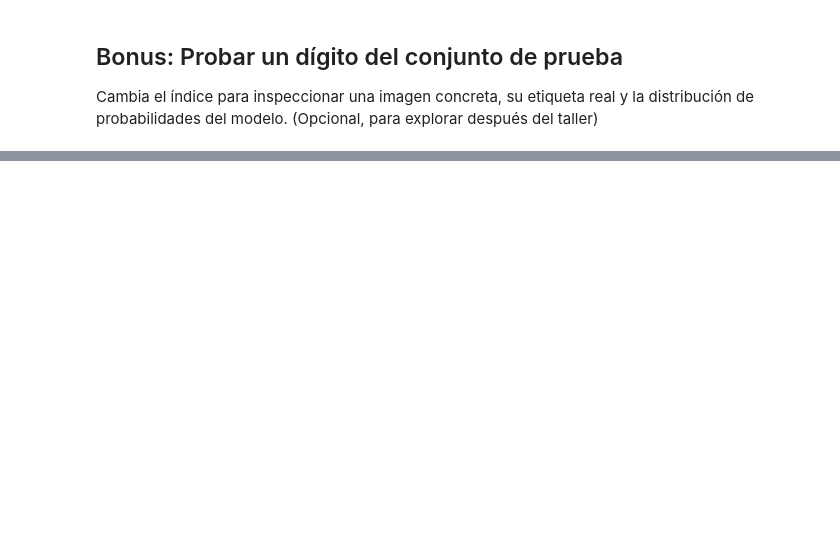
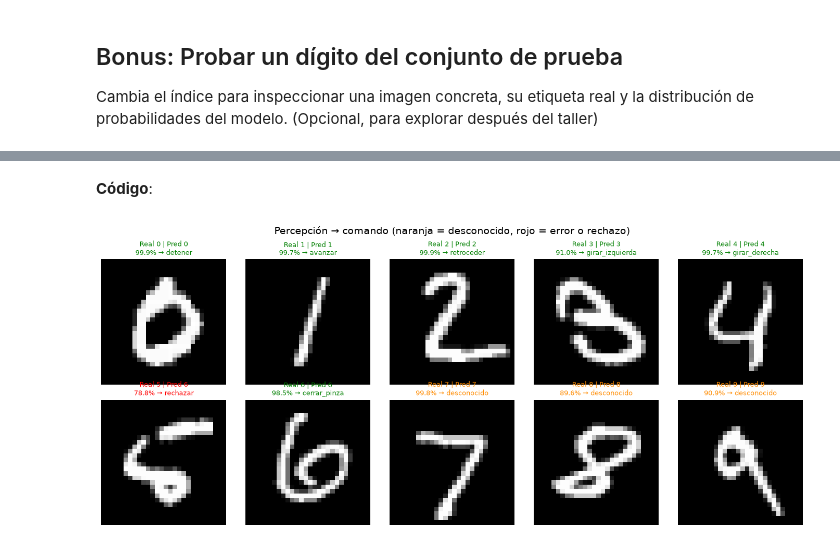
Before and after one commit to julihocc/btec-idm-mnist, a Jupyter notebook: taller_ia_mnist.ipynb, the cells around one changed output, grey strips where cells are left out. Saved outputs shown, nothing was run; the diff lists cells and outputs as text; code cells hidden in the pictures; blank space fills up the shorter version.

Commit message:
Add simulated robot perception-to-action steps
Map MNIST predictions to robot commands with a confidence
threshold, run a 2D matplotlib mission, and reject uncertain reads.

```diff
--- a/taller_ia_mnist.ipynb
+++ b/taller_ia_mnist.ipynb
@@ -515,0 +536,71 @@ Imagen #42:
+# %% [markdown]
+**Código**:
+# %%
+# Mapa dígito → comando y umbral de confianza
+COMANDOS = {
+    0: "detener",
+    1: "avanzar",
+    2: "retroceder",
+    3: "girar_izquierda",
+    4: "girar_derecha",
+    5: "abrir_pinza",
+    6: "cerrar_pinza",
+}
+UMBRAL = 0.85  # por debajo, no actuamos
+
+
+def percibir(indice):
+    """Simula la cámara: clasifica la imagen de prueba `indice`."""
+    prediccion = model.predict(x_test_flat[indice:indice + 1], verbose=0)[0]
+    clase = int(np.argmax(prediccion))
+    confianza = float(np.max(prediccion))
+    return clase, confianza
+
+
+def decidir(clase, confianza):
+    """Traduce la percepción a un comando, o la rechaza."""
+    if confianza < UMBRAL:
+        return "rechazar"
+    return COMANDOS.get(clase, "desconocido")
+
+
+def primer_indice(digito):
+    return int(np.where(y_test == digito)[0][0])
+
+
+# Un ejemplo de cada dígito 0–9
+indices_demo = [primer_indice(d) for d in range(10)]
+
+fig, axes = plt.subplots(2, 5, figsize=(14, 6))
+for d, ax in enumerate(axes.flat):
+    idx = indices_demo[d]
+    clase, confianza = percibir(idx)
+    comando = decidir(clase, confianza)
+    ax.imshow(x_test[idx], cmap="gray")
+    if comando == "rechazar":
+        color = "red"
+    elif comando == "desconocido":
+        color = "darkorange"
+    elif clase == int(y_test[idx]):
+        color = "green"
+    else:
+        color = "red"
+    ax.set_title(
+        f"Real {y_test[idx]} | Pred {clase}\n{confianza * 100:.1f}% → {comando}",
+        color=color,
+        fontsize=9,
+    )
+    ax.axis("off")
+
+plt.suptitle("Percepción → comando (naranja = desconocido, rojo = error o rechazo)", fontsize=14)
+plt.tight_layout()
+plt.show()
+
+print(f"Umbral de confianza: {UMBRAL:.0%}")
+print("Dígito | Real | Pred | Confianza | Comando")
+for d, idx in enumerate(indices_demo):
+    clase, confianza = percibir(idx)
+    comando = decidir(clase, confianza)
+    print(f"   {d}   |  {y_test[idx]}   |  {clase}   |  {confianza * 100:6.2f}%  | {comando}")
+# %% [output]
+[figure, added]
```
Also changed, not shown: parts of 17 cells of this notebook, 1 other file.
